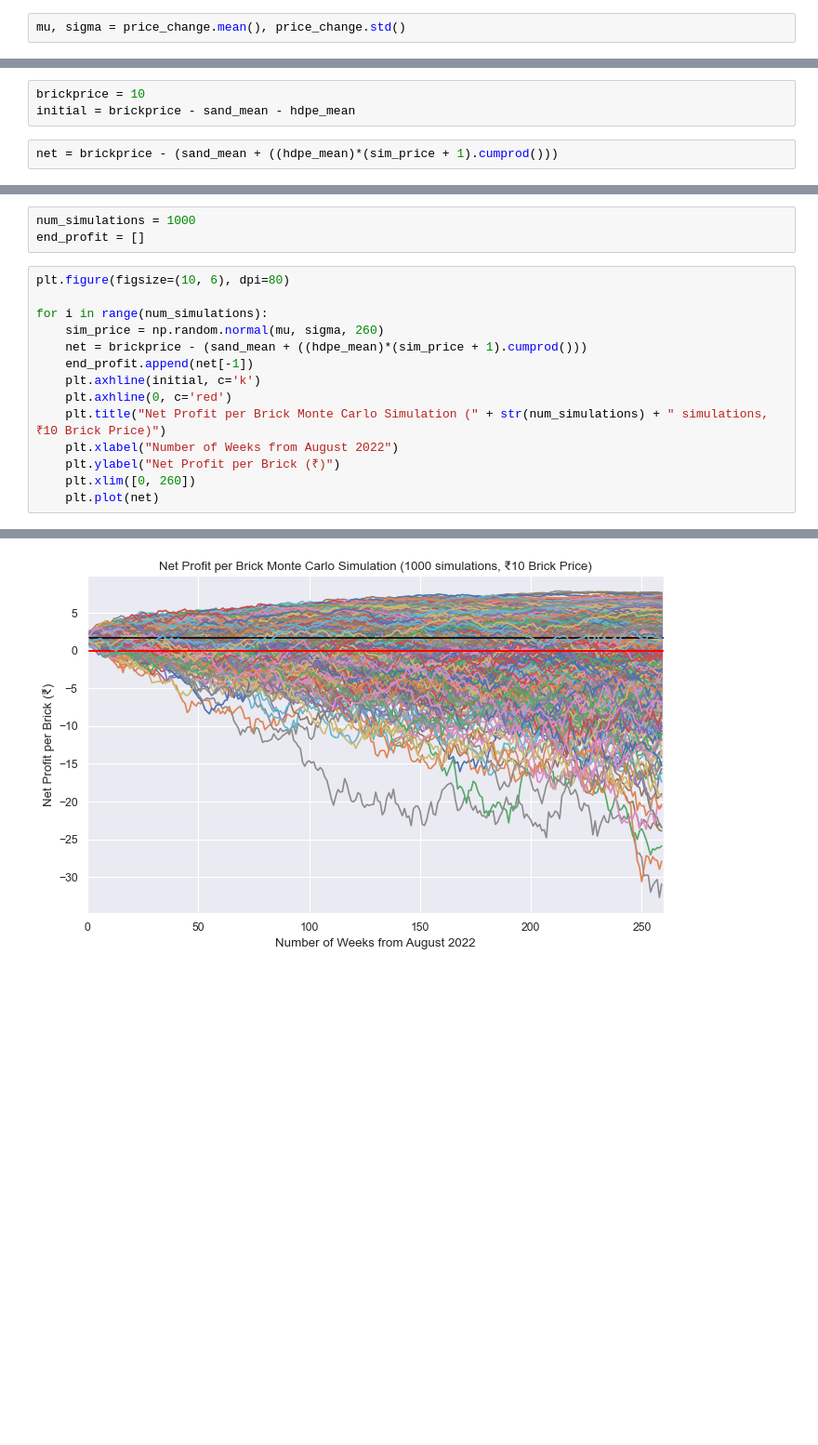
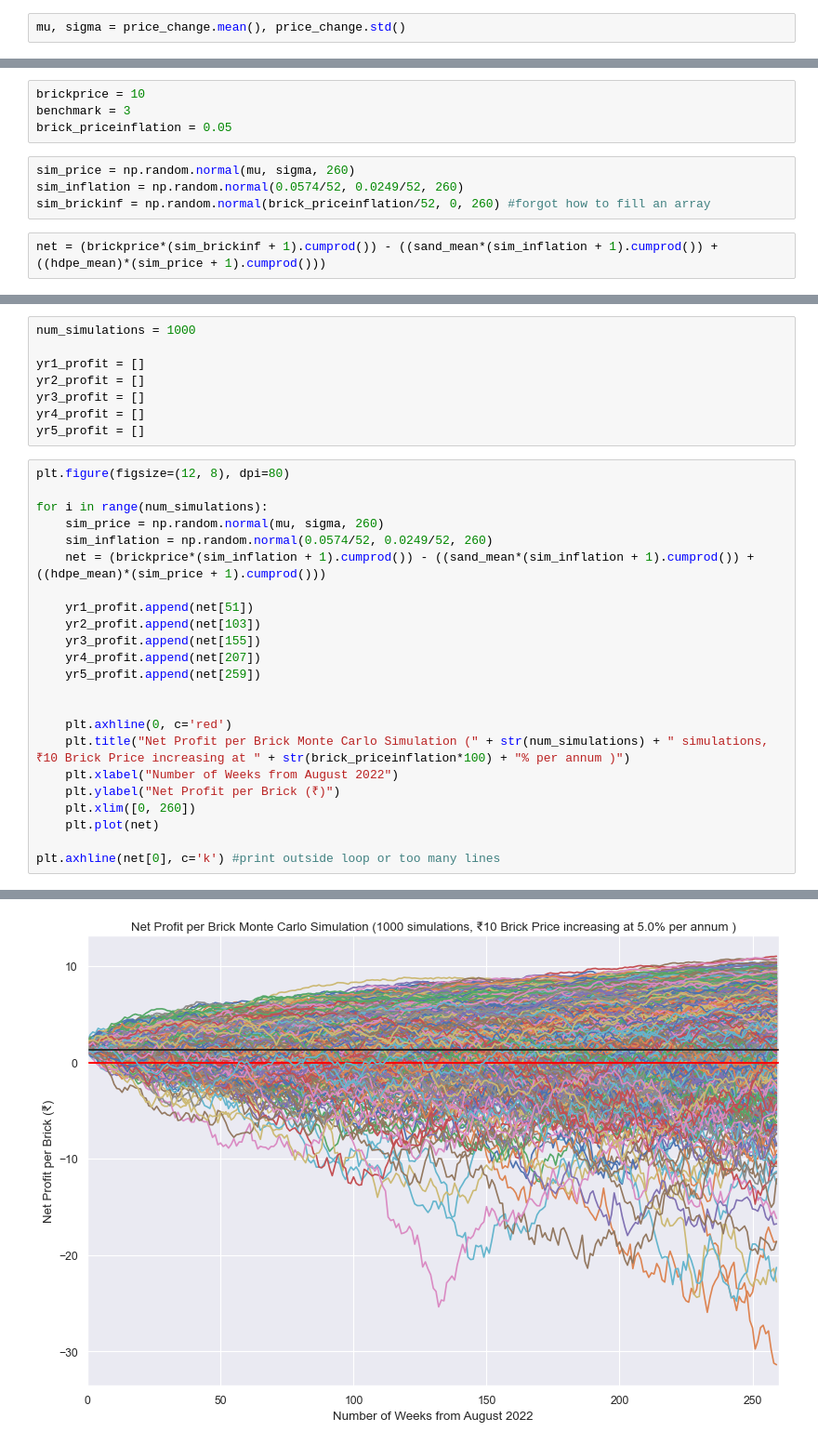
Before and after one commit to rx229/Projects, a Jupyter notebook: Brick Profit Monte Carlo/brick_profit_montecarlo.ipynb, the cells around one changed output, grey strips where cells are left out. Shown: that part at 93% size. Cells and saved outputs as stored; diff of their text form; blank space fills up the shorter version.

```diff
--- a/Brick Profit Monte Carlo/brick_profit_montecarlo.ipynb
+++ b/Brick Profit Monte Carlo/brick_profit_montecarlo.ipynb
@@ -54,5 +50,10 @@ sim_price = np.random.normal(mu, sigma, 260)
 # %%
 brickprice = 10
-initial = brickprice - sand_mean - hdpe_mean
+benchmark = 3
+brick_priceinflation = 0.05
+# %%
+sim_price = np.random.normal(mu, sigma, 260)
+sim_inflation = np.random.normal(0.0574/52, 0.0249/52, 260)
+sim_brickinf = np.random.normal(brick_priceinflation/52, 0, 260) #forgot how to fill an array
 # %%
-net = brickprice - (sand_mean + ((hdpe_mean)*(sim_price + 1).cumprod()))
+net = (brickprice*(sim_brickinf + 1).cumprod()) - ((sand_mean*(sim_inflation + 1).cumprod()) + ((hdpe_mean)*(sim_price + 1).cumprod()))
@@ -59,18 +80,32 @@ net = brickprice - (sand_mean + ((hdpe_mean)*(sim_price + 1).cumprod()))
 # %%
 num_simulations = 1000
-end_profit = []
+
+yr1_profit = []
+yr2_profit = []
+yr3_profit = []
+yr4_profit = []
+yr5_profit = []
 # %%
-plt.figure(figsize=(10, 6), dpi=80)
+plt.figure(figsize=(12, 8), dpi=80)
 
 for i in range(num_simulations):
     sim_price = np.random.normal(mu, sigma, 260)
-    net = brickprice - (sand_mean + ((hdpe_mean)*(sim_price + 1).cumprod()))
-    end_profit.append(net[-1])
-    plt.axhline(initial, c='k')
+    sim_inflation = np.random.normal(0.0574/52, 0.0249/52, 260)
+    net = (brickprice*(sim_inflation + 1).cumprod()) - ((sand_mean*(sim_inflation + 1).cumprod()) + ((hdpe_mean)*(sim_price + 1).cumprod()))
+
+    yr1_profit.append(net[51])
+    yr2_profit.append(net[103])
+    yr3_profit.append(net[155])
+    yr4_profit.append(net[207])
+    yr5_profit.append(net[259])
+
+
     plt.axhline(0, c='red')
-    plt.title("Net Profit per Brick Monte Carlo Simulation (" + str(num_simulations) + " simulations, ₹10 Brick Price)")
+    plt.title("Net Profit per Brick Monte Carlo Simulation (" + str(num_simulations) + " simulations, ₹10 Brick Price increasing at " + str(brick_priceinflation*100) + "% per annum )")
     plt.xlabel("Number of Weeks from August 2022")
     plt.ylabel("Net Profit per Brick (₹)")
     plt.xlim([0, 260])
     plt.plot(net)
+
+plt.axhline(net[0], c='k') #print outside loop or too many lines
 # %% [output]
@@ -77,4 +113,4 @@ for i in range(num_simulations):
-[figure, old version]
+[figure, new version]
 # %%
 import seaborn as sns
 
```
Also changed, not shown: parts of 11 cells of this notebook.
